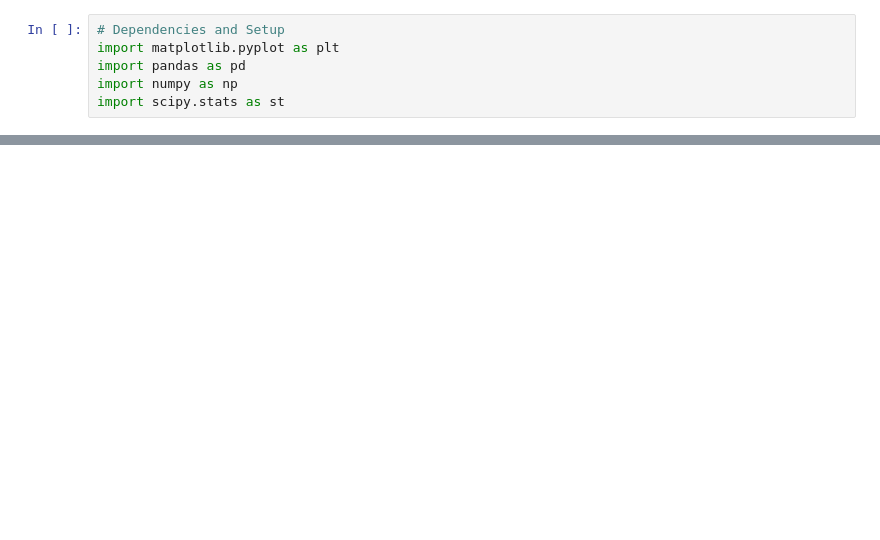
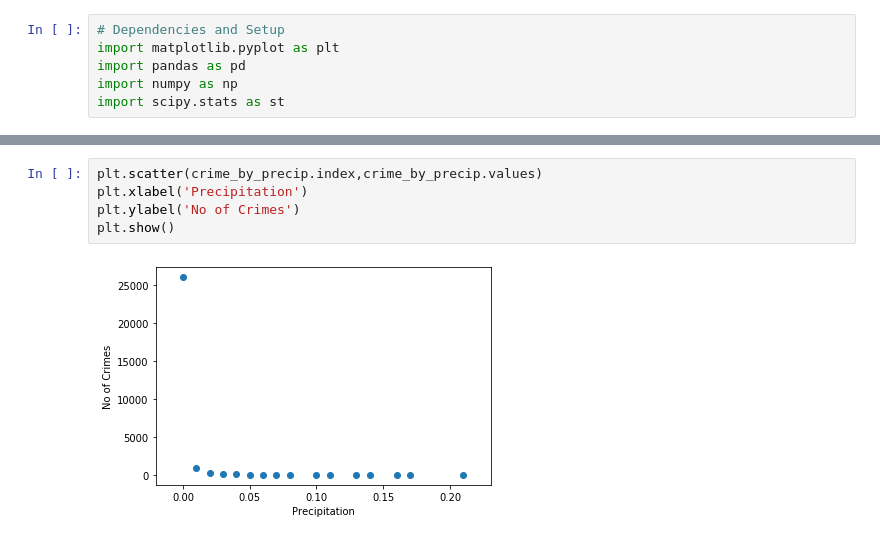
Before and after one commit to b-wild/Project_One_Group_2, a Jupyter notebook: Q3-4_Correlation.ipynb, the cells around one changed output, grey strips where cells are left out. Cells and saved outputs as stored; diff of their text form; blank space fills up the shorter version.

```diff
--- a/Q3-4_Correlation.ipynb
+++ b/Q3-4_Correlation.ipynb
@@ -17,0 +81,7 @@ FileNotFoundError: [Errno 2] File output_data/crime_weather_merged.csv does not
+# %%
+plt.scatter(crime_by_precip.index,crime_by_precip.values)
+plt.xlabel('Precipitation')
+plt.ylabel('No of Crimes')
+plt.show()
+# %% [output]
+[figure, added]
```
Also changed, not shown: parts of 12 cells of this notebook.
